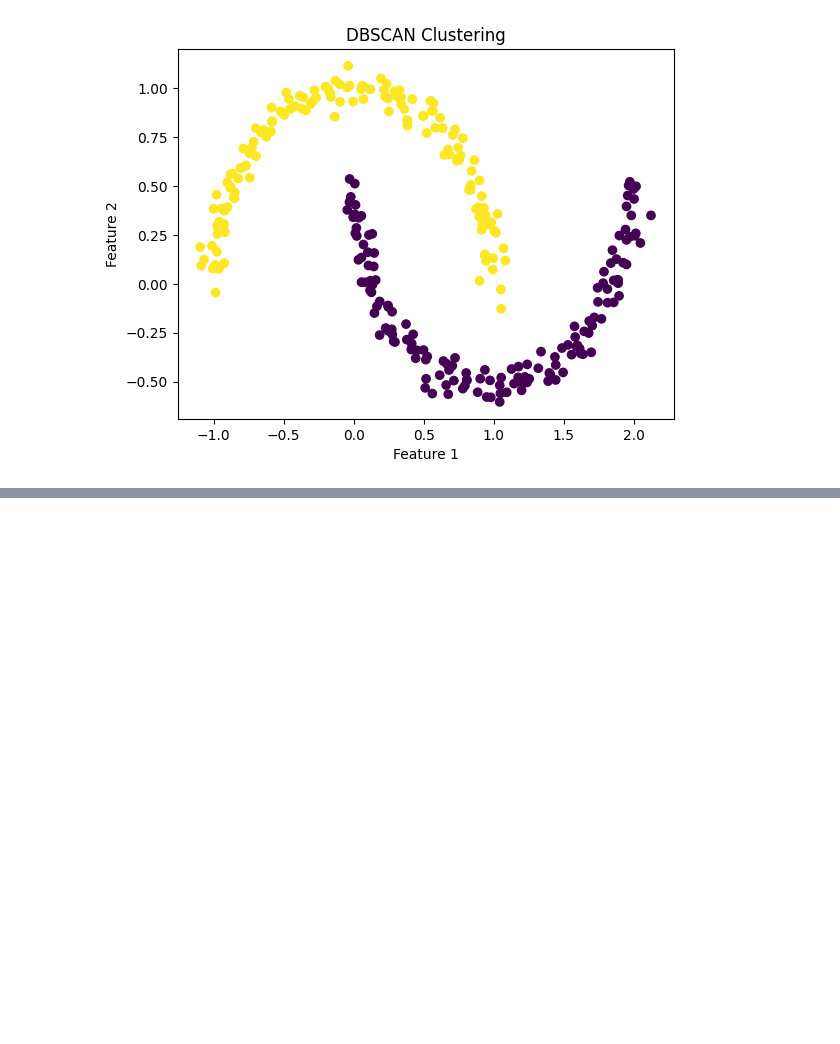
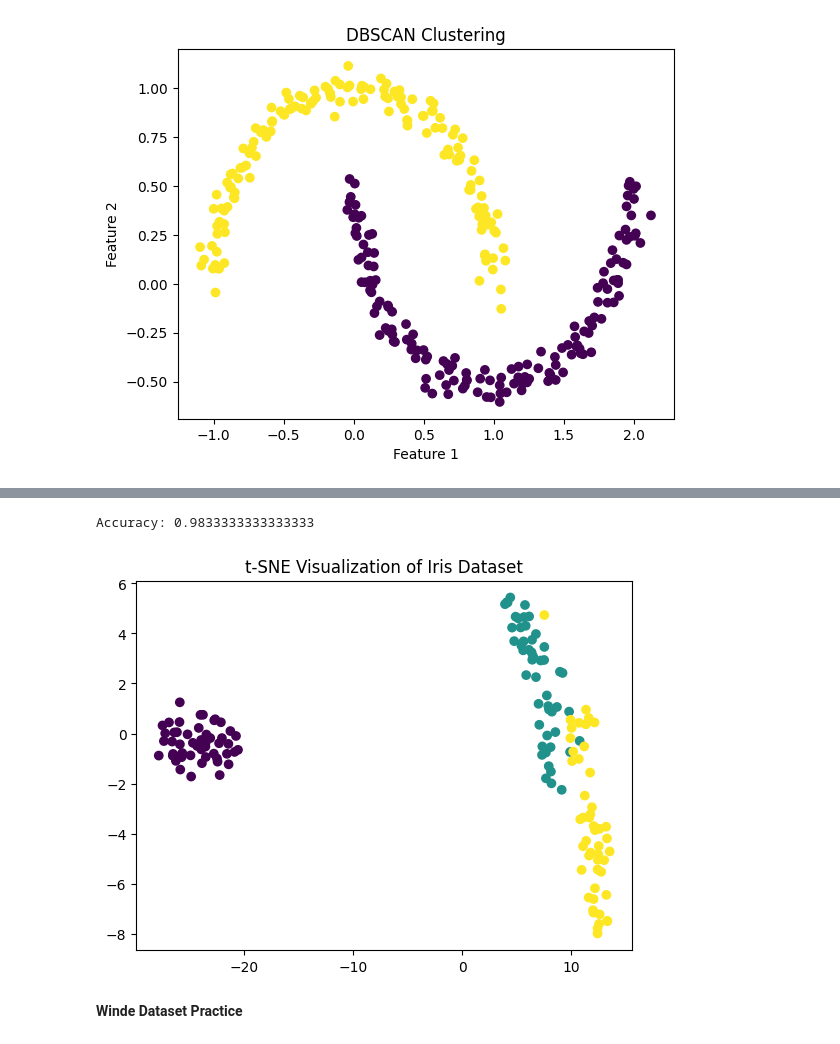
Before and after one commit to rsurendraidexcel/aiml, a Jupyter notebook: untitled0.ipynb, the cells around one changed output, grey strips where cells are left out. Cells and saved outputs as stored; diff of their text form; code cells hidden in the pictures; blank space fills up the shorter version.

```diff
--- a/untitled0.ipynb
+++ b/untitled0.ipynb
@@ -181,0 +225,24 @@ plt.show()
+# %%
+from sklearn.model_selection import train_test_split
+from sklearn.ensemble import RandomForestClassifier
+from sklearn.metrics import accuracy_score
+
+# Prepare your dataset (X: features, y: labels)
+
+# Split the data into training and testing sets
+X_train, X_test, y_train, y_test = train_test_split(X, y, test_size=0.2, random_state=42)
+
+# Instantiate the Random Forest classifier
+clf = RandomForestClassifier(random_state=42)
+
+# Train the classifier on the training data
+clf.fit(X_train, y_train)
+
+# Make predictions on the testing data
+y_pred = clf.predict(X_test)
+
+# Evaluate the model's performance
+accuracy = accuracy_score(y_test, y_pred)
+print("Accuracy:", accuracy)
+# %% [output]
+Accuracy: 0.9833333333333333
@@ -181,0 +255,18 @@ plt.show()
+# %%
+# Load the Iris dataset
+data = load_iris()
+X = data.data
+y = data.target
+# %%
+# Perform t-SNE with 2 components
+tsne = TSNE(n_components=2, random_state=42)
+X_tsne = tsne.fit_transform(X)
+# %%
+# Plot the result
+plt.scatter(X_tsne[:, 0], X_tsne[:, 1], c=y)
+plt.title("t-SNE Visualization of Iris Dataset")
+plt.show()
+# %% [output]
+[figure, added]
+# %% [markdown]
+**Winde Dataset Practice**
```
Also changed, not shown: parts of 18 cells of this notebook.
